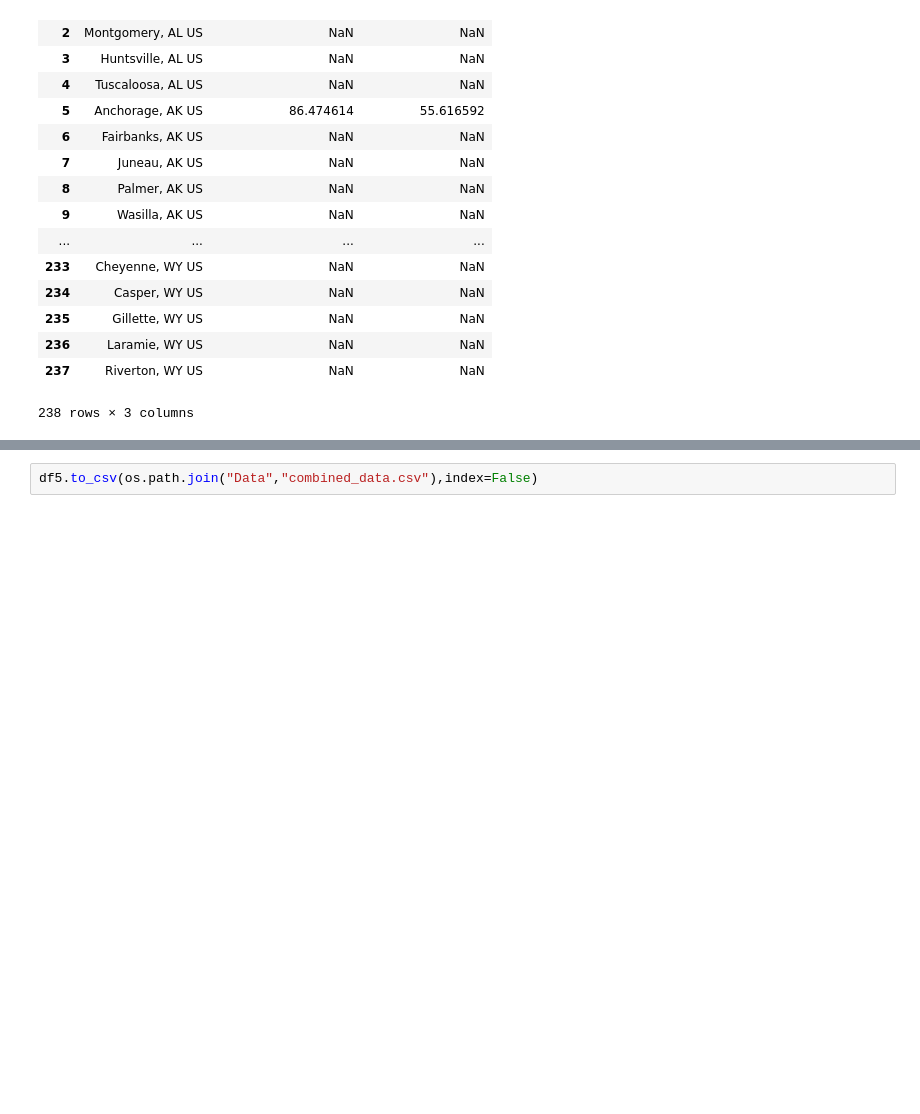
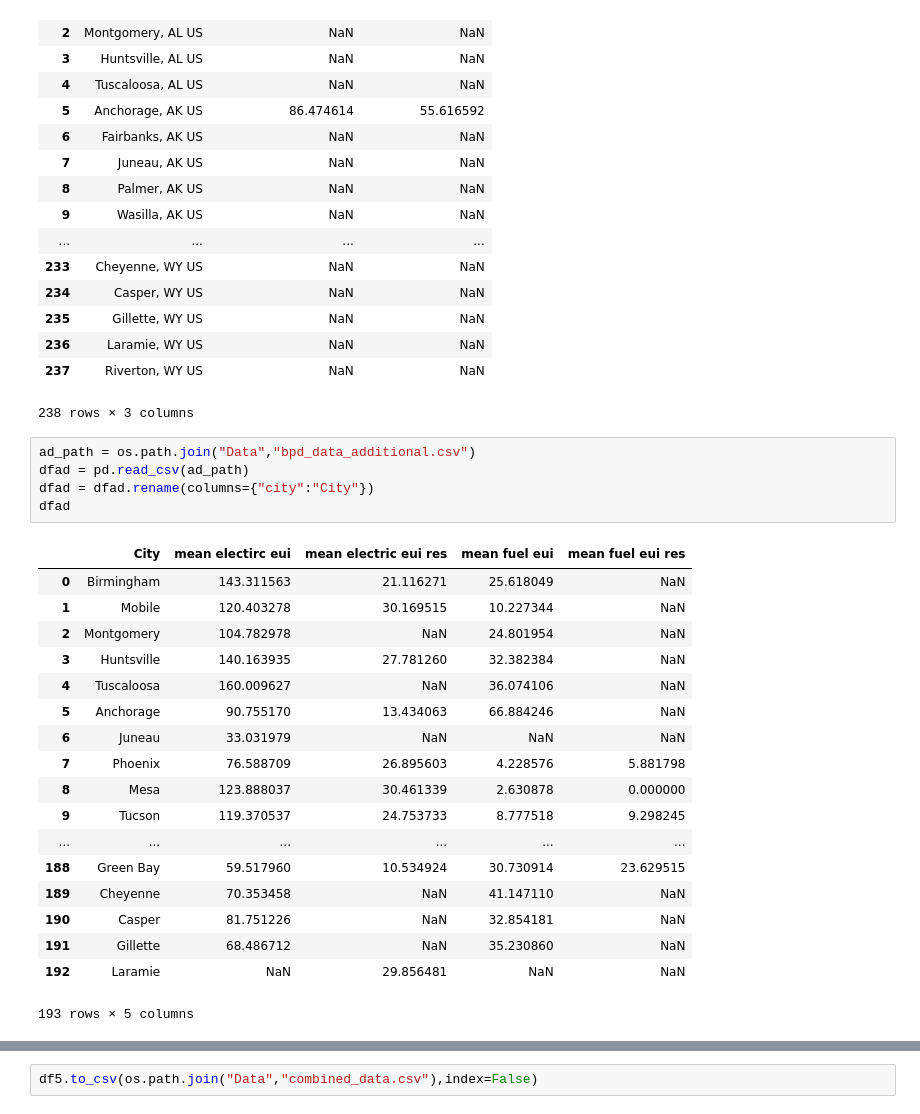
Before and after one commit to gyros33/building-energy-project, a Jupyter notebook: BPD_data_cleaning.ipynb, the cells around one changed output, grey strips where cells are left out. Drawn from its saved outputs; the diff is of its cells as text; blank space fills up the shorter version.

```diff
--- a/BPD_data_cleaning.ipynb
+++ b/BPD_data_cleaning.ipynb
@@ -104,6 +104,30 @@ dfres
 | 236 | Laramie, WY US | NaN | NaN |
 | 237 | Riverton, WY US | NaN | NaN |
 238 rows × 3 columns
+# %%
+ad_path = os.path.join("Data","bpd_data_additional.csv")
+dfad = pd.read_csv(ad_path)
+dfad = dfad.rename(columns={"city":"City"})
+dfad
+# %% [output]
+|  | City | mean electirc eui | mean electric eui res | mean fuel eui | mean fuel eui res |
+| 0 | Birmingham | 143.311563 | 21.116271 | 25.618049 | NaN |
+| 1 | Mobile | 120.403278 | 30.169515 | 10.227344 | NaN |
+| 2 | Montgomery | 104.782978 | NaN | 24.801954 | NaN |
+| 3 | Huntsville | 140.163935 | 27.781260 | 32.382384 | NaN |
+| 4 | Tuscaloosa | 160.009627 | NaN | 36.074106 | NaN |
+| 5 | Anchorage | 90.755170 | 13.434063 | 66.884246 | NaN |
+| 6 | Juneau | 33.031979 | NaN | NaN | NaN |
+| 7 | Phoenix | 76.588709 | 26.895603 | 4.228576 | 5.881798 |
+| 8 | Mesa | 123.888037 | 30.461339 | 2.630878 | 0.000000 |
+| 9 | Tucson | 119.370537 | 24.753733 | 8.777518 | 9.298245 |
+| ... | ... | ... | ... | ... | ... |
+| 188 | Green Bay | 59.517960 | 10.534924 | 30.730914 | 23.629515 |
+| 189 | Cheyenne | 70.353458 | NaN | 41.147110 | NaN |
+| 190 | Casper | 81.751226 | NaN | 32.854181 | NaN |
+| 191 | Gillette | 68.486712 | NaN | 35.230860 | NaN |
+| 192 | Laramie | NaN | 29.856481 | NaN | NaN |
+193 rows × 5 columns
 # %%
 df3 = pd.merge(df, df2, on="name",how="inner")
 df3 = pd.merge(df3, dfres, on="name",how="inner")
```
Also changed, not shown: parts of 3 cells of this notebook, 21 other files.
